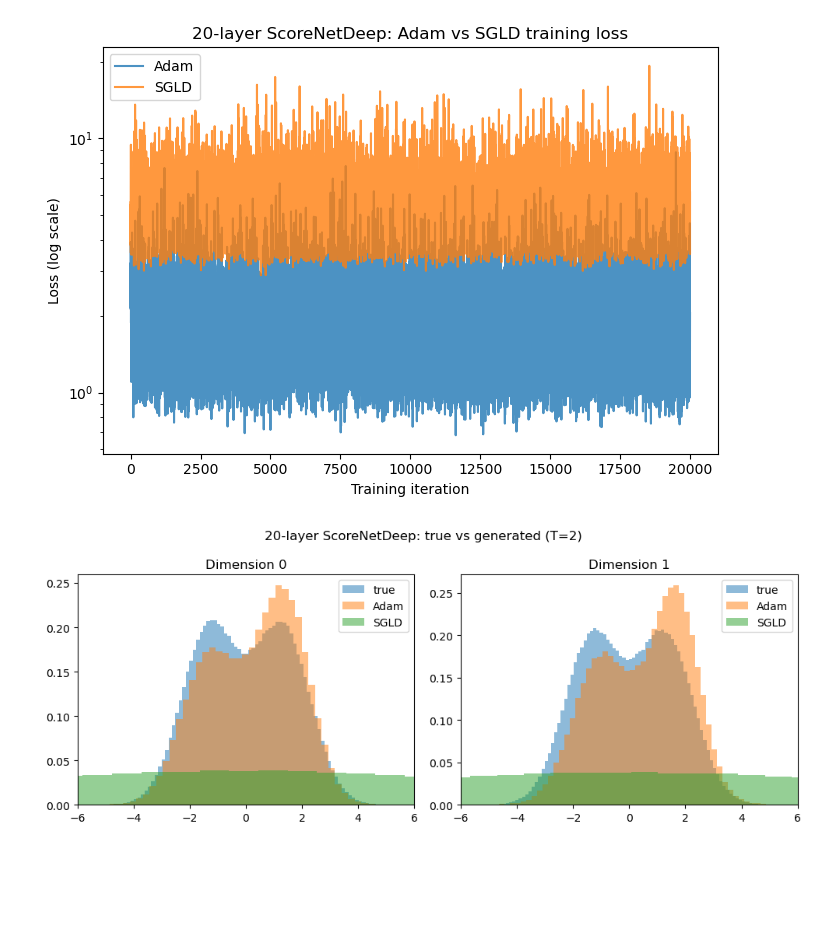
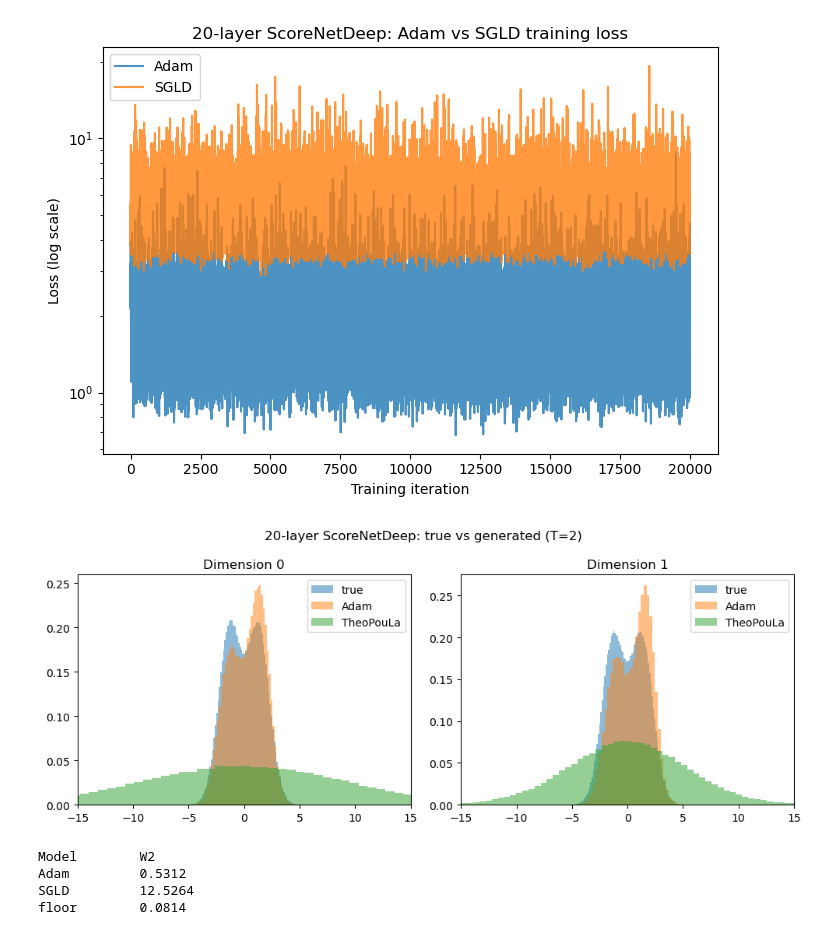
Before and after one commit to kylemcgillivray/Masters-Dissertation, a Jupyter notebook: sampler3.ipynb, the cells around one changed output. Drawn from its saved outputs; the diff is of its cells as text; code cells hidden in the pictures; blank space fills up the shorter version.

```diff
--- a/sampler3.ipynb
+++ b/sampler3.ipynb
@@ -289,14 +403,0 @@ samples_tusla = fct.euler_maruyama_sample_nn_batch(
-# %%
-# ------------------------------------------------------------
-# True vs generated (TUSLA)
-# ------------------------------------------------------------
-fig, axes = plt.subplots(1, d, figsize=(5 * d, 4))
-for i in range(d):
-    axes[i].hist(X_data_bimodal[:, i], bins=100, alpha=0.6, density=True, label="true")
-    axes[i].hist(samples_tusla[:, i], bins=300, alpha=0.6, density=True, label="generated (TUSLA)")
-    axes[i].set_title(f"Dimension {i}")
-    axes[i].legend()
-    axes[i].set_xlim(-6, 6)   # zoom in to see the bimodal structure clearly
-plt.suptitle(f"True vs generated samples (SGLD, T={T})")
-plt.tight_layout()
-plt.show()
@@ -308,6 +407,7 @@ plt.show()
 # ============================================================
 net20_adam = fct.ScoreNetDeep(d=d, hidden_dims=[128] * 19)
 net20_sgld = fct.ScoreNetDeep(d=d, hidden_dims=[128] * 19)
+net20_theopoula = fct.ScoreNetDeep(d=d, hidden_dims=[128] * 19)
 # %%
 # ============================================================
 # Train (Adam)
@@ -367,3 +467,21 @@ net20_sgld, loss_history_20_sgld = fct.train_network_sgld(
 [SGLD] iter 19000/20000, loss = 6.9138
 [SGLD] iter 19500/20000, loss = 7.2899
 [SGLD] iter 20000/20000, loss = 6.1282
+# %%
+# ============================================================
+# Train (TheoPouLa) - matches eq. (2.5)-(2.6): a tamed + boosted
+# gradient step plus an explicit dissipativity regularisation term,
+# rather than the raw untamed gradient used in plain SGLD. See
+# train_network_theopoula docstring for the exact H_{lam,c} definition.
+# ============================================================
+lam = 0.1      # mid-range, matches best-performing image results and is far from TUSLA's divergence-prone small values
+beta = 1e10    # within the consistently-good range; avoid beta=1e6, it's below every value shown to work well
+r = 0          # start here — matches the paper's own main-experiment default and avoids the r-without-rescaling pitfall
+eta = 5e-4     # matches paper's fixed eta for r=0
+eps = 0.1      # matches best-performing value across most of their sweep; nowhere near their instability threshold
+
+net20_theopoula, loss_history_theopoula = fct.train_network_theopoula(
+    net20_theopoula, X_data_bimodal, t_0=1e-3, T=T, d=d,
+    n_iters=50000, batch_size=512, lam=lam, eta=eta, r=r, eps=eps, beta=beta,
+    device=device, kappa_fn=kappa_sigma2, print_every=500
+)
@@ -395,28 +534,31 @@ samples_20_adam = fct.euler_maruyama_sample_nn_batch(
 samples_20_sgld = fct.euler_maruyama_sample_nn_batch(
     net20_sgld, gamma=0.001, T=T, d=d, N_samples=N_samples, device=device
 )
+# %%
+samples_20_theopoula = fct.euler_maruyama_sample_nn_batch(
+    net20_theopoula, gamma=0.001, T=T, d=d, N_samples=N_samples, device=device
+)
 # %%
-# ============================================================
 # True vs generated, both optimisers
-# ============================================================
 fig, axes = plt.subplots(1, d, figsize=(5 * d, 4))
 for i in range(d):
     axes[i].hist(X_data_bimodal[:, i], bins=100, alpha=0.5, density=True, label="true")
     axes[i].hist(samples_20_adam[:, i], bins=100, alpha=0.5, density=True, label="Adam")
-    axes[i].hist(samples_20_sgld[:, i], bins=100, alpha=0.5, density=True, label="SGLD")
+    # axes[i].hist(samples_20_sgld[:, i], bins=100, alpha=0.5, density=True, label="SGLD")
+    axes[i].hist(samples_20_theopoula[:, i], bins=100, alpha=0.5, density=True, label="TheoPouLa")
     axes[i].set_title(f"Dimension {i}")
     axes[i].legend()
-    axes[i].set_xlim(-6, 6)   # zoom in to see the bimodal structure clearly
+    axes[i].set_xlim(-15, 15)   # zoom in to see the bimodal structure clearly
 plt.suptitle(f"20-layer ScoreNetDeep: true vs generated (T={T})")
 plt.tight_layout()
 plt.show()
 # %% [output]
-[figure, old version]
+[figure, new version]
 # %%
 # ============================================================
 # W2 distance, both optimisers, plus the noise floor for reference
 # ============================================================
-N_w2 = 2000
+N_w2 = 15000
 
 w2_20_adam = fct.wasserstein2_distance(samples_20_adam[:N_w2], X_data_bimodal[:N_w2])
 w2_20_sgld = fct.wasserstein2_distance(samples_20_sgld[:N_w2], X_data_bimodal[:N_w2])
@@ -426,3 +568,8 @@ print(f"{'Model':<12} {'W2':<10}")
 print(f"{'Adam':<12} {w2_20_adam:<10.4f}")
 print(f"{'SGLD':<12} {w2_20_sgld:<10.4f}")
 print(f"{'floor':<12} {floor_mean:<10.4f}")
+# %% [output]
+Model        W2
+Adam         0.5312
+SGLD         12.5264
+floor        0.0814
```
Also changed, not shown: parts of 18 cells of this notebook, 7 other files.
